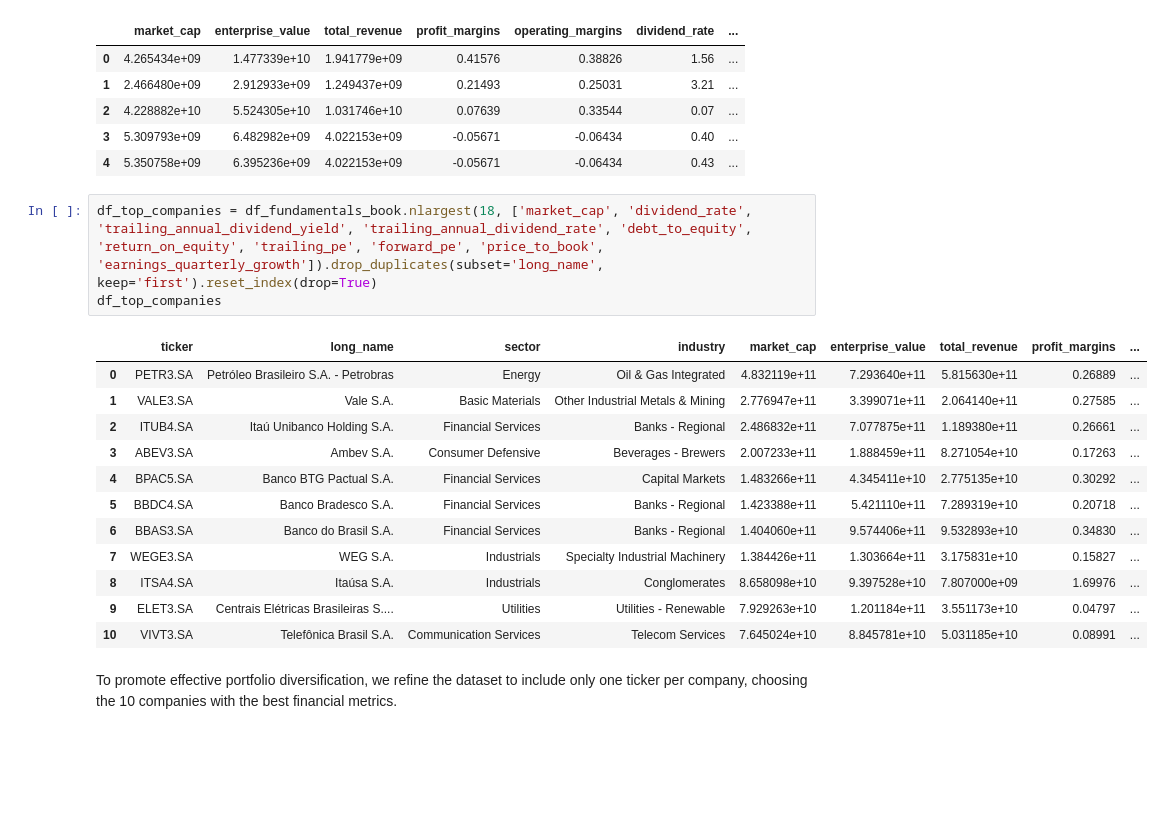
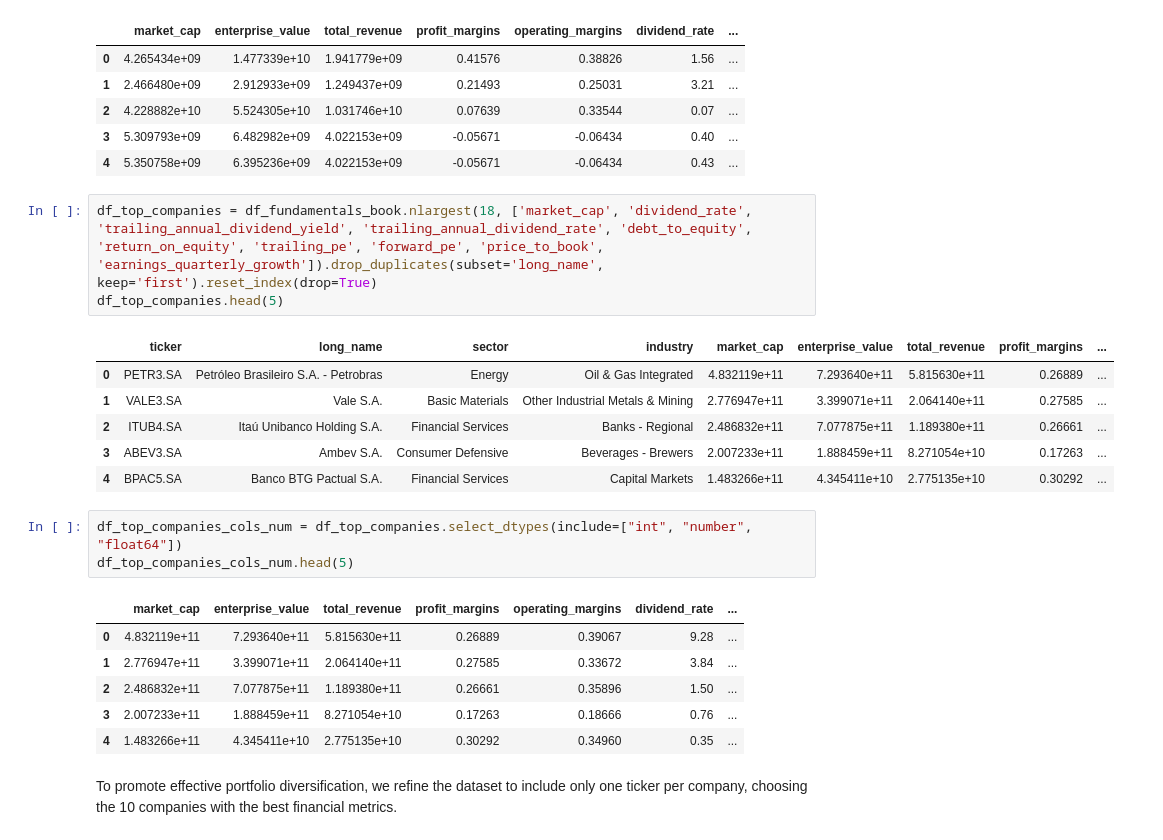
Before and after one commit to aalvesrpg/tcp-fia-trading-advisor, a Jupyter notebook: notebooks/eda/fundamentals/02_eda_companies.ipynb, the cells around one changed output. Cells and saved outputs as stored; diff of their text form; blank space fills up the shorter version.

Commit message:
[FEAT]Add more analisys about companies. I'll improve this notebook =)

```diff
--- a/notebooks/eda/fundamentals/02_eda_companies.ipynb
+++ b/notebooks/eda/fundamentals/02_eda_companies.ipynb
@@ -71,20 +68,24 @@ df_fundamentals_numeric_cols.head(5)
 | 4 | 5.350758e+09 | 6.395236e+09 | 4.022153e+09 | -0.05671 | -0.06434 | 0.43 | ... |
 # %%
 df_top_companies = df_fundamentals_book.nlargest(18, ['market_cap', 'dividend_rate', 'trailing_annual_dividend_yield', 'trailing_annual_dividend_rate', 'debt_to_equity', 'return_on_equity', 'trailing_pe', 'forward_pe', 'price_to_book', 'earnings_quarterly_growth']).drop_duplicates(subset='long_name', keep='first').reset_index(drop=True)
-df_top_companies
+df_top_companies.head(5)
 # %% [output]
 |  | ticker | long_name | sector | industry | market_cap | enterprise_value | total_revenue | profit_margins | ... |
 | 0 | PETR3.SA | Petróleo Brasileiro S.A. - Petrobras | Energy | Oil & Gas Integrated | 4.832119e+11 | 7.293640e+11 | 5.815630e+11 | 0.26889 | ... |
 | 1 | VALE3.SA | Vale S.A. | Basic Materials | Other Industrial Metals & Mining | 2.776947e+11 | 3.399071e+11 | 2.064140e+11 | 0.27585 | ... |
 | 2 | ITUB4.SA | Itaú Unibanco Holding S.A. | Financial Services | Banks - Regional | 2.486832e+11 | 7.077875e+11 | 1.189380e+11 | 0.26661 | ... |
 | 3 | ABEV3.SA | Ambev S.A. | Consumer Defensive | Beverages - Brewers | 2.007233e+11 | 1.888459e+11 | 8.271054e+10 | 0.17263 | ... |
 | 4 | BPAC5.SA | Banco BTG Pactual S.A. | Financial Services | Capital Markets | 1.483266e+11 | 4.345411e+10 | 2.775135e+10 | 0.30292 | ... |
-| 5 | BBDC4.SA | Banco Bradesco S.A. | Financial Services | Banks - Regional | 1.423388e+11 | 5.421110e+11 | 7.289319e+10 | 0.20718 | ... |
-| 6 | BBAS3.SA | Banco do Brasil S.A. | Financial Services | Banks - Regional | 1.404060e+11 | 9.574406e+11 | 9.532893e+10 | 0.34830 | ... |
-| 7 | WEGE3.SA | WEG S.A. | Industrials | Specialty Industrial Machinery | 1.384426e+11 | 1.303664e+11 | 3.175831e+10 | 0.15827 | ... |
-| 8 | ITSA4.SA | Itaúsa S.A. | Industrials | Conglomerates | 8.658098e+10 | 9.397528e+10 | 7.807000e+09 | 1.69976 | ... |
-| 9 | ELET3.SA | Centrais Elétricas Brasileiras S.... | Utilities | Utilities - Renewable | 7.929263e+10 | 1.201184e+11 | 3.551173e+10 | 0.04797 | ... |
-| 10 | VIVT3.SA | Telefônica Brasil S.A. | Communication Services | Telecom Services | 7.645024e+10 | 8.845781e+10 | 5.031185e+10 | 0.08991 | ... |
+# %%
+df_top_companies_cols_num = df_top_companies.select_dtypes(include=["int", "number", "float64"])
+df_top_companies_cols_num.head(5)
+# %% [output]
+|  | market_cap | enterprise_value | total_revenue | profit_margins | operating_margins | dividend_rate | ... |
+| 0 | 4.832119e+11 | 7.293640e+11 | 5.815630e+11 | 0.26889 | 0.39067 | 9.28 | ... |
+| 1 | 2.776947e+11 | 3.399071e+11 | 2.064140e+11 | 0.27585 | 0.33672 | 3.84 | ... |
+| 2 | 2.486832e+11 | 7.077875e+11 | 1.189380e+11 | 0.26661 | 0.35896 | 1.50 | ... |
+| 3 | 2.007233e+11 | 1.888459e+11 | 8.271054e+10 | 0.17263 | 0.18666 | 0.76 | ... |
+| 4 | 1.483266e+11 | 4.345411e+10 | 2.775135e+10 | 0.30292 | 0.34960 | 0.35 | ... |
 # %% [markdown]
 To promote effective portfolio diversification, we refine the dataset to include only one ticker per company, choosing the 10 companies with the best financial metrics.
 # %% [markdown]
```
Also changed, not shown: parts of 46 cells of this notebook.
